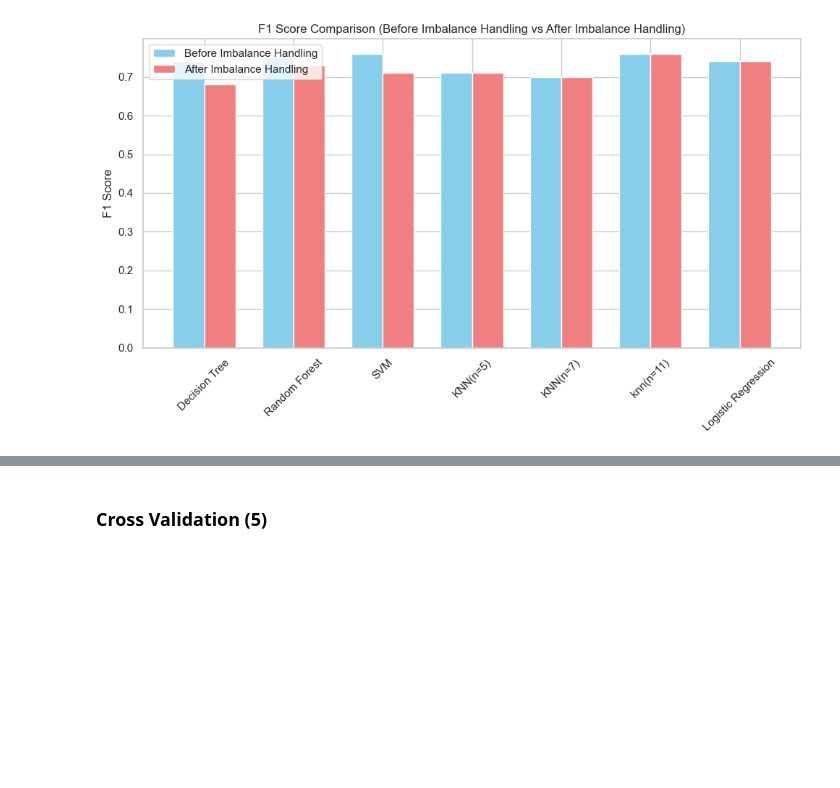
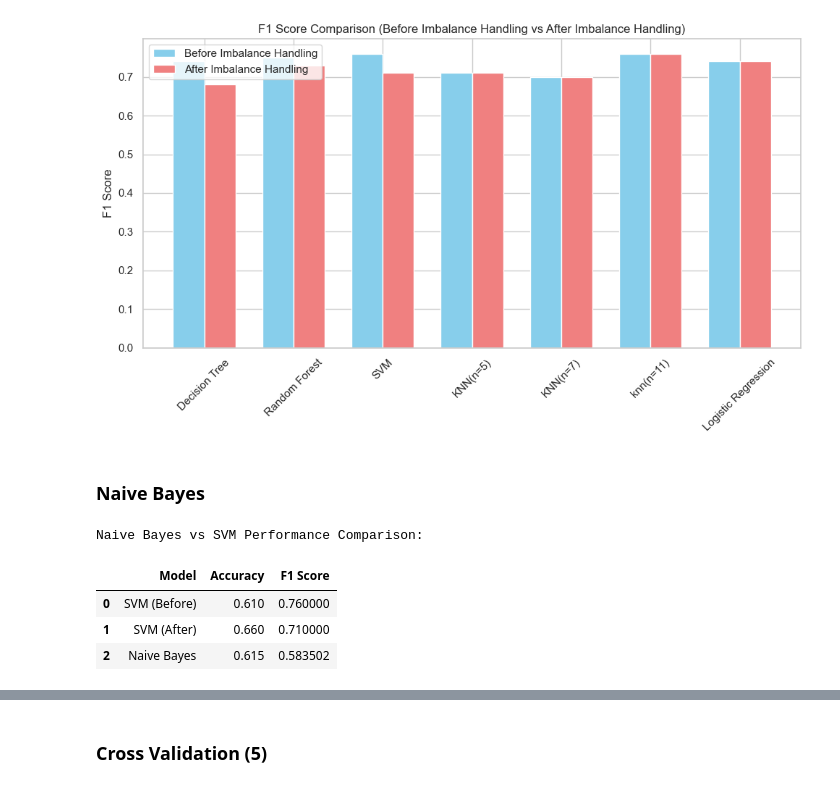
Before and after one commit to SakibMizan/MLProjectStudentPerformance, a Jupyter notebook: SakibMizanProject.ipynb, the cells around one changed output, grey strips where cells are left out. Drawn from its saved outputs; the diff is of its cells as text; code cells hidden in the pictures; blank space fills up the shorter version.

Commit message:
Naive Bayes vs SVM

```diff
--- a/SakibMizanProject.ipynb
+++ b/SakibMizanProject.ipynb
@@ -946,3 +946,36 @@ plt.tight_layout()
 plt.show()
 # %% [output]
 [figure]
+# %% [markdown]
+### Naive Bayes
+# %%
+from sklearn.naive_bayes import GaussianNB
+from sklearn.metrics import accuracy_score, f1_score
+import pandas as pd
+
+# Train Naive Bayes
+nb = GaussianNB()
+nb.fit(x_train, y_train)
+y_pred_nb = nb.predict(x_test)
+nb_acc = accuracy_score(y_test, y_pred_nb)
+nb_f1 = f1_score(y_test, y_pred_nb, average='macro')
+
+svm_acc_before = 0.61
+svm_f1_before = 0.76
+svm_acc_after = 0.66
+svm_f1_after = 0.71
+
+comparison = {
+    'Model': ['SVM (Before)', 'SVM (After)', 'Naive Bayes'],
+    'Accuracy': [svm_acc_before, svm_acc_after, nb_acc],
+    'F1 Score': [svm_f1_before, svm_f1_after, nb_f1]
+}
+
+print("\nNaive Bayes vs SVM Performance Comparison:")
+pd.DataFrame(comparison)
+# %% [output]
+Naive Bayes vs SVM Performance Comparison:
+|  | Model | Accuracy | F1 Score |
+| 0 | SVM (Before) | 0.610 | 0.760000 |
+| 1 | SVM (After) | 0.660 | 0.710000 |
+| 2 | Naive Bayes | 0.615 | 0.583502 |
```
Also changed, not shown: parts of 5 cells of this notebook.
